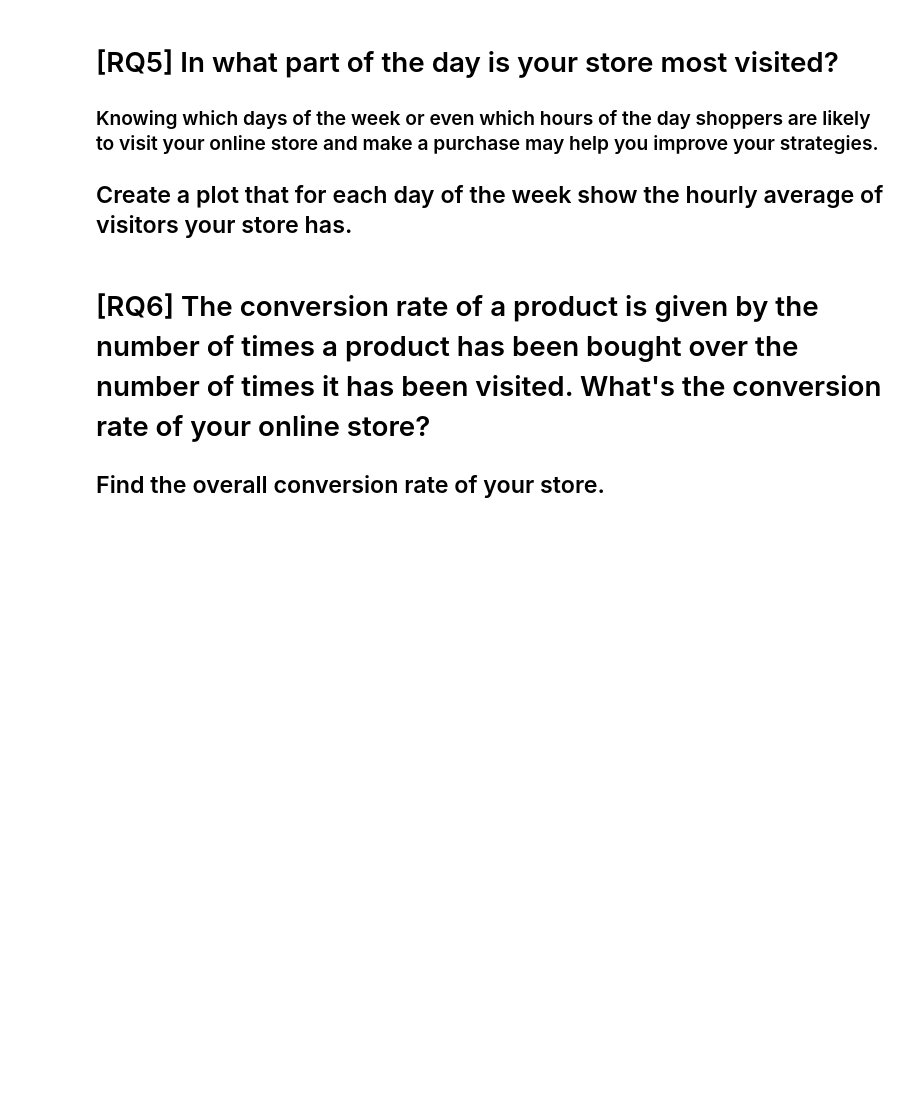
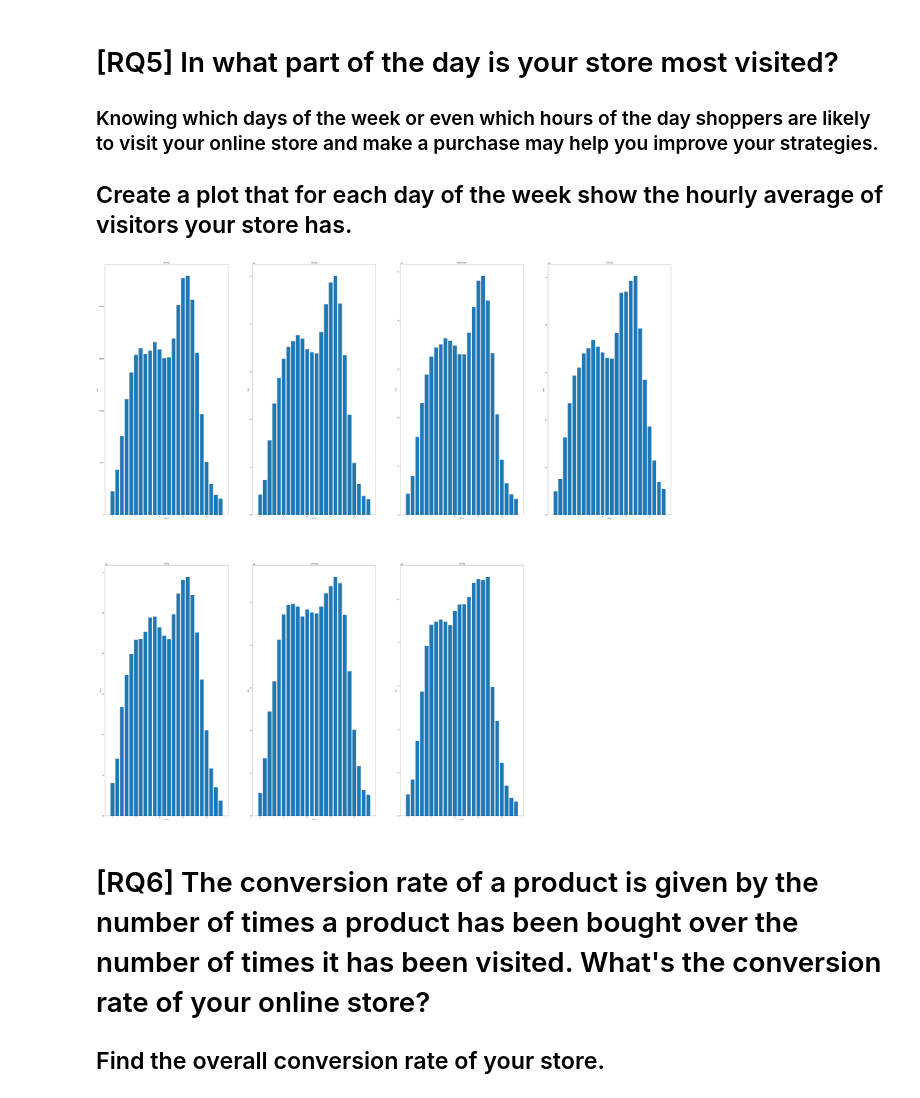
Before and after one commit to HaotianZhang96/ADM_HW2-, a Jupyter notebook: RQ2-RQ3-RQ4-RQ5-RQ6.ipynb, the cells around one changed output. Drawn from its saved outputs; the diff is of its cells as text; code cells hidden in the pictures; blank space fills up the shorter version.

Commit message:
Add files via upload
RQ5 fixed but still has problems with subplots

```diff
--- a/RQ2-RQ3-RQ4-RQ5-RQ6.ipynb
+++ b/RQ2-RQ3-RQ4-RQ5-RQ6.ipynb
@@ -444,11 +474,20 @@ sport.tennis
 ## Find, for each category, the brand with the highest average price. Return all the results in ascending order by price.
 # %%
 def sold_products_per_category(data):
+
+    """
+    Function that populates a dictionary with the brand with the highest average price for each category
+    :param data: Chunk
+    :return: Dictionary
+    """
+
+    #take three useful columns
     avg = data[['category_code', 'brand', 'price']]
+
+    #delete nan values
     avg_brand = avg[avg.brand.notnull()]
 
     avg_brand.groupby(['category_code', 'brand'])['price'].mean() \
-        #.sort_values(ascending=False)
 
     #sort by price, first  the brands with highest avg price and thei category
     a = avg_brand.groupby([avg_brand.category_code, avg_brand.brand])['price'].mean() \
@@ -606,6 +646,12 @@ In November asus gained: 1665811.59
 ## Is the average price of products of different brands significantly different?
 # %%
 def avg_price_brand(data):
+
+    """
+    Function that populates a list with the average price of products by brand
+    :param data: Chunk
+    :return: list
+    """
 
     # Pandas series with two columns that i'll use
     avg = data[['brand','price']]
@@ -613,11 +659,9 @@ def avg_price_brand(data):
     # Eliminate nan values
     avg_brand = avg[avg.brand.notnull()]
 
-    # Append the series calculated by count the purchases and views group by category_code
     brand_avg_list.append(avg_brand.groupby(['brand'])['price'].mean())
 
 
-# Init Category Analysis DataFrame
 brand_avg_list = []
 
 # Fetch Files to Read
@@ -703,31 +754,44 @@ def visits_analysis(data):
     :return: Dictionary
     """
 
-    # Filter Data of Purchases Only
-    purchases = data[data['event_type'] == 'purchase']
+    # Filter Data of view only ---> show the hourly average of visitors your store has
+    views = data[data['event_type'] == 'view']
 
+    #query to divide by day and by hour with the count of the visits
+    avg_views = views.groupby([views["event_time"].dt.weekday, views["event_time"].dt.hour])['event_type'].count()
+
+    #print(avg_views)
     # Fetch Rows
-    for index, row in purchases.iterrows():
+    for index, row in avg_views.iteritems():
+        #count weekday
+        w_d=[]
 
-        # Extract Week Day and Hour
-        date = datetime.strptime(row['event_time'], '%Y-%m-%d %H:%M:%S UTC')
-        week_day = calendar.day_name[date.weekday()]
-        hour = int(date.hour)
+        dayOfWeek = {0: 'Monday', 1: 'Tuesday', 2: 'Wednesday', 3: 'Thursday', 4: 'Friday', 5: 'Saturday', 6: 'Sunday'}
+
+        #extract day of the week, hour, number of visits
+        week_day = dayOfWeek[index[0]]
+        hour = index[1]
+        num_visits = row
 
         # Populate the Visits Dictionary
         if week_day in visits_dict:
 
             if hour in visits_dict[week_day]:
 
-                visits_dict[week_day][hour] += 1
+                visits_dict[week_day][hour] += num_visits
+                #print(f'caso 1: {visits_dict}')
 
             else:
 
-                visits_dict[week_day][hour] = 1
+                visits_dict[week_day][hour] = num_visits
+                #print(f'caso 2: {visits_dict}')
 
         else:
 
-            visits_dict[week_day] = {hour: 1}
+            visits_dict[week_day] = {hour: num_visits}
+            #print(f'caso 3:  {visits_dict}')
+
+
 
 
 def visits_plotting(data):
@@ -750,42 +814,49 @@ def visits_plotting(data):
         # Convert Hour Key to Integer
         weekday_data = {int(k): int(v) for k, v in data[weekday].items()}
 
         # Order by Hour
         ordered_data = OrderedDict(sorted(weekday_data.items()))
 
         hours = []
         visits = []
 
         # Populate x and y
         for hour, visit in ordered_data.items():
             hours.append(hour)
             visits.append(visit)
-        #print(visits)
 
         # Plot
-        plt.subplot(4, 2, figure_position)
-        plt.bar(hours, visits)
-        plt.tick_params(axis='x', which='major', labelsize=50)
+        plt.subplot(2, 4, figure_position)
+        plt.bar(hours, visits, align='center', alpha=1)
+        #plt.tick_params(axis='x', which='major', labelsize=14)
         plt.ylabel('Visits')
         plt.xlabel('Hours')
-        plt.subplots_adjust(wspace=0.4, hspace=0.4)
+        #plt.subplots_adjust(wspace=0.4, hspace=0.4)
         plt.title(weekday)
 
         figure_position += 1
 
+    plt.show()
 
-    plt.show()
+
 
 
 # Init Visits Dictionary
 visits_dict = {}
 
 # Fetch Files to Read
 for file in files:
-    for chunk in pd.read_csv(file, chunksize=chunksize):
+
+    for chunk in pd.read_csv(file, chunksize=chunksize, header='infer',parse_dates=['event_time'], date_parser=pd.to_datetime):
+
         visits_analysis(chunk)
-    # Plot
-    visits_plotting(visits_dict)
+
+#print(visits_dict)
+
+# Plot
+visits_plotting(visits_dict)
+# %% [output]
+[figure, added]
 # %% [markdown]
 # [RQ6] The conversion rate of a product is given by the number of times a product has been bought over the number of times it has been visited. What's the conversion rate of your online store?
 ## Find the overall conversion rate of your store.
```
Also changed, not shown: parts of 10 cells of this notebook.
